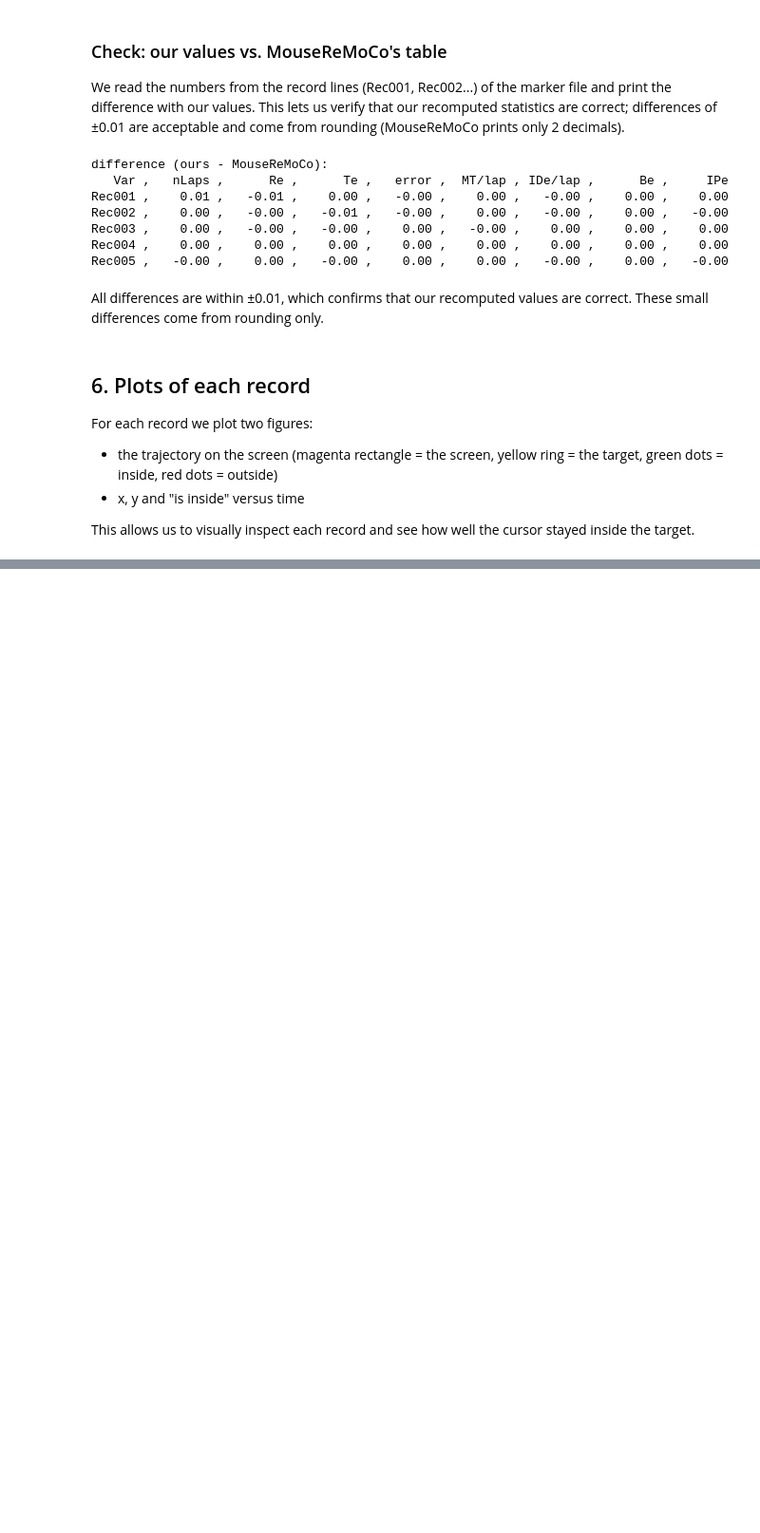
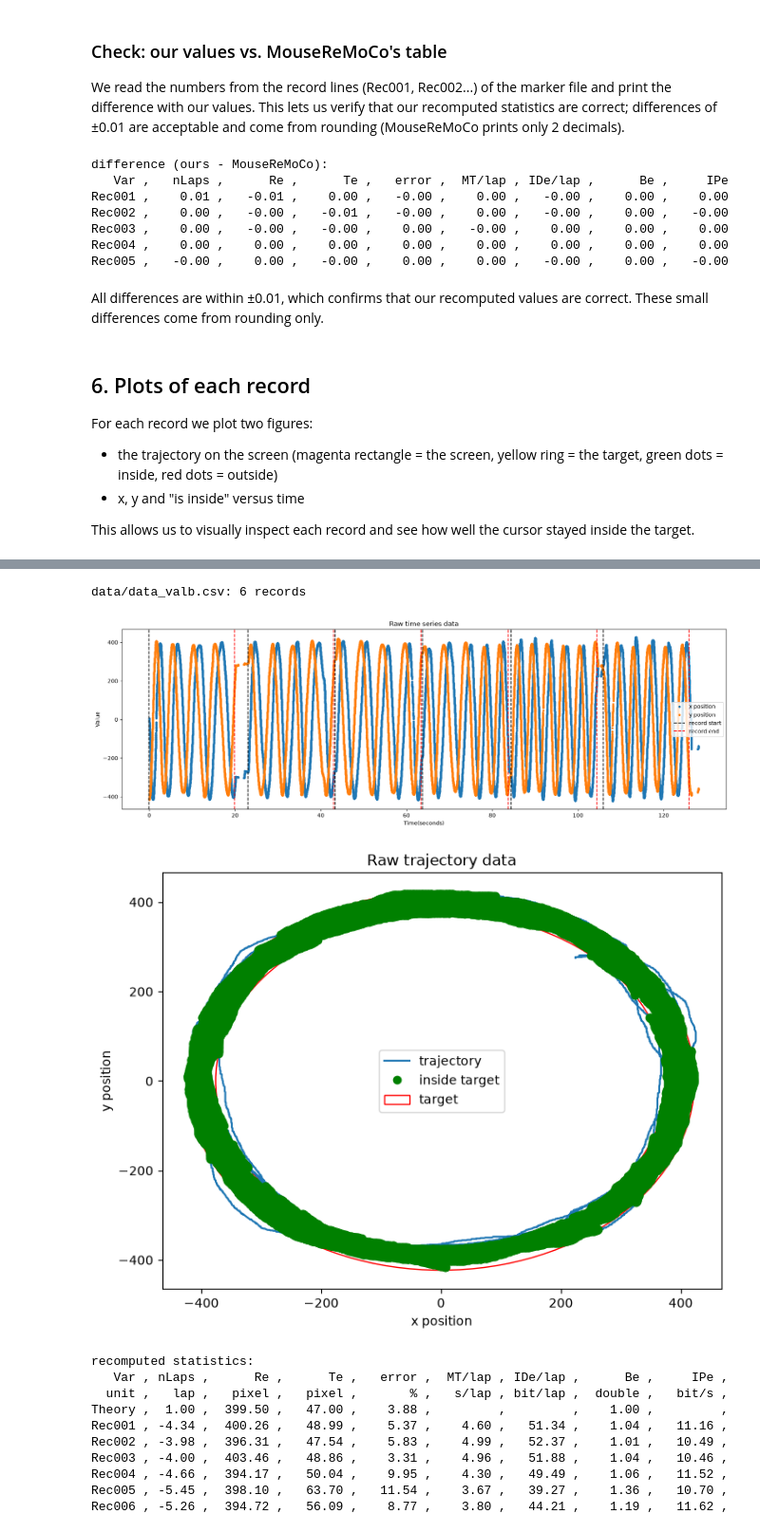
Before and after one commit to ValentinBAL-student/Circular-task, a Jupyter notebook: circular-task-notebook.ipynb, the cells around one changed output, grey strips where cells are left out. Shown at 95% size. Saved outputs shown, nothing was run; the diff lists cells and outputs as text; code cells hidden in the pictures; blank space fills up the shorter version.

Commit message:
Analysis of valentin's data
By calling the final function : fullanalysis()

```diff
--- a/circular-task-notebook.ipynb
+++ b/circular-task-notebook.ipynb
@@ -417,0 +423,40 @@ for i, r in enumerate(records):  # loop over all records and plot both figures f
+# %%
+def full_analysis(data_file, marker_file, show_plots=True):
+    header = read_header(data_file)  # read task parameters from header
+    markers, table_lines = read_markers(marker_file)  # read markers and summary table
+    record_times = get_record_times(markers)  # get start and end time of each record
+    t, x, y, inside, timestamps = read_data(data_file, header)  # read and process raw data
+    records = split_records(t, x, y, inside, timestamps, record_times)  # cut data into records
+    print(f"{data_file}: {len(records)} records")
+    if show_plots:
+        plot_raw_timeseries(t, x, y, record_times, timestamps[0])  # plot raw time series
+        plot_raw_trajectory(x, y, inside, header)  # plot raw trajectory
+    all_stats = [compute_stats(r, header) for r in records]  # compute stats for each record
+    print("recomputed statistics:")
+    print_stats_table(all_stats, header)  # print the stats table
+    if show_plots:
+        for i, r in enumerate(records):  # plot trajectory and timeseries for each record
+            plot_record_trajectory(r, header, f"record {i}")
+            plot_record_timeseries(r)
+    return all_stats
+
+
+# replace with own file names
+MY_DATA_FILE = os.path.join("data/data_valb.csv")
+MY_MARKER_FILE = os.path.join("data/marker_valb.csv")
+
+full_analysis(MY_DATA_FILE, MY_MARKER_FILE, show_plots=True)  # run full analysis on our own recording
+# %% [output]
+data/data_valb.csv: 6 records
+[figure, added]
+[figure, added]
+recomputed statistics:
+   Var , nLaps ,      Re ,      Te ,   error ,  MT/lap , IDe/lap ,      Be ,     IPe ,
+  unit ,   lap ,   pixel ,   pixel ,       % ,   s/lap , bit/lap ,  double ,   bit/s ,
+Theory ,  1.00 ,  399.50 ,   47.00 ,    3.88 ,         ,         ,    1.00 ,         ,
+Rec001 , -4.34 ,  400.26 ,   48.99 ,    5.37 ,    4.60 ,   51.34 ,    1.04 ,   11.16 ,
+Rec002 , -3.98 ,  396.31 ,   47.54 ,    5.83 ,    4.99 ,   52.37 ,    1.01 ,   10.49 ,
+Rec003 , -4.00 ,  403.46 ,   48.86 ,    3.31 ,    4.96 ,   51.88 ,    1.04 ,   10.46 ,
+Rec004 , -4.66 ,  394.17 ,   50.04 ,    9.95 ,    4.30 ,   49.49 ,    1.06 ,   11.52 ,
+Rec005 , -5.45 ,  398.10 ,   63.70 ,   11.54 ,    3.67 ,   39.27 ,    1.36 ,   10.70 ,
+Rec006 , -5.26 ,  394.72 ,   56.09 ,    8.77 ,    3.80 ,   44.21 ,    1.19 ,   11.62 ,
```
Also changed, not shown: parts of 3 cells of this notebook, 2 other files.
